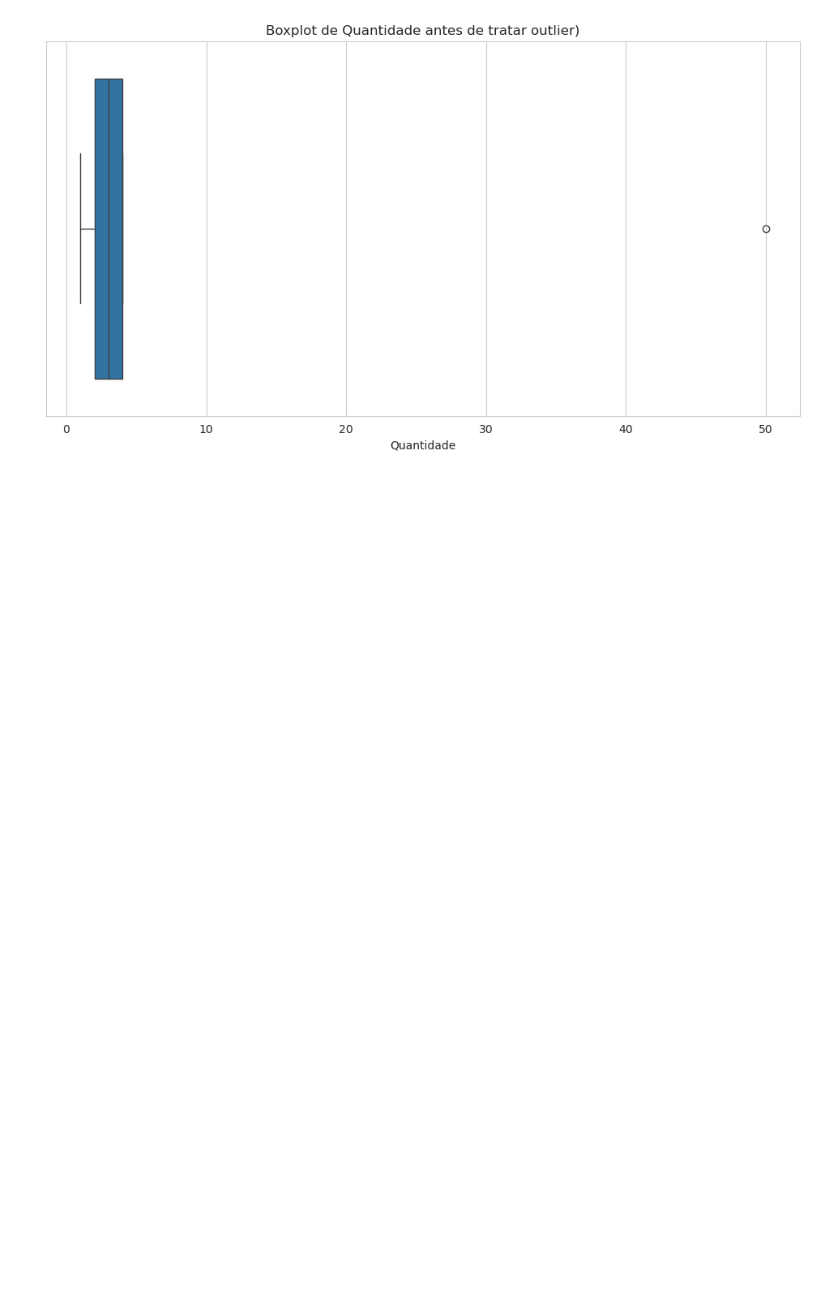
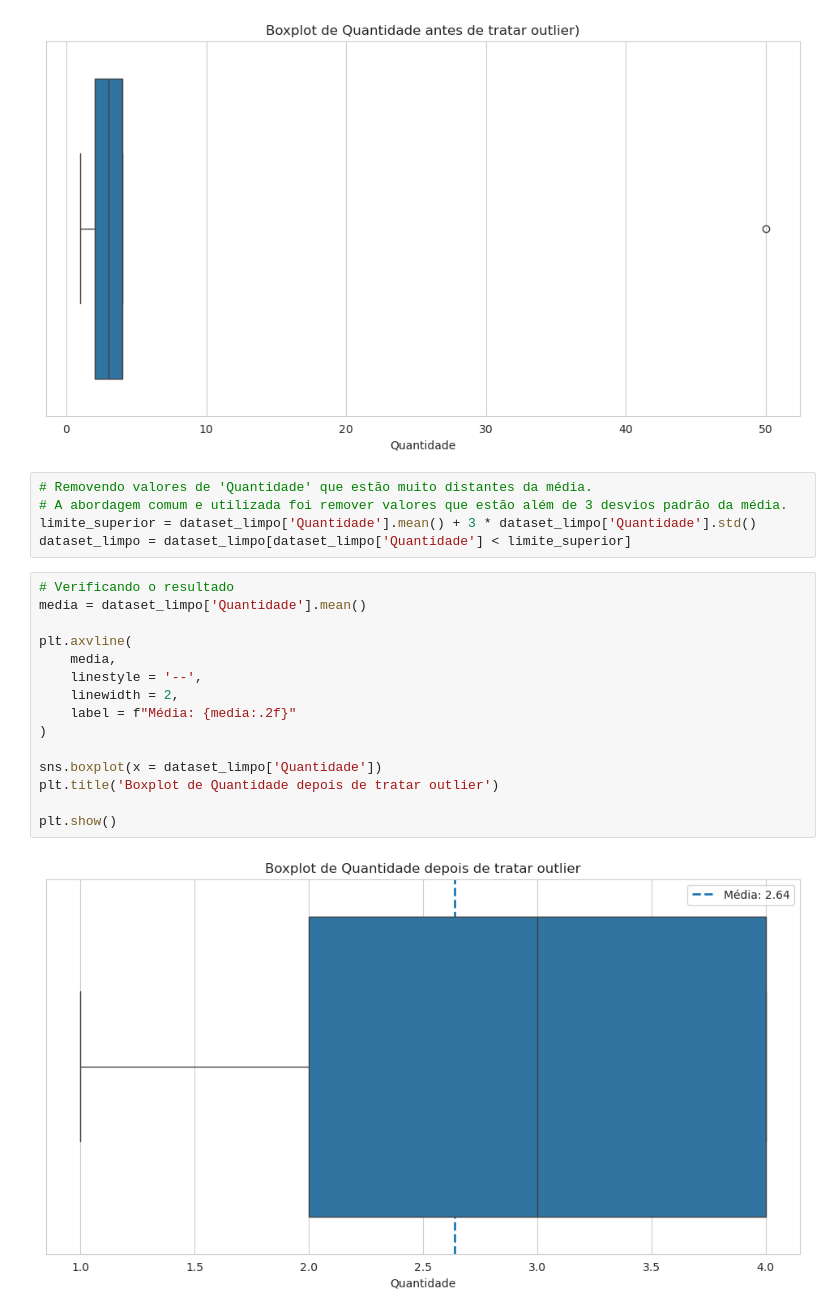
Before and after one commit to CleidsonGoes/Engenharia_de_Atributos_e_Analise_Exploratoria_de_Dados_de_Vendas, a Jupyter notebook: index.ipynb, the cells around one changed output. Cells and saved outputs as stored; diff of their text form; blank space fills up the shorter version.

Commit message:
visualização e remoção do outlier

```diff
--- a/index.ipynb
+++ b/index.ipynb
@@ -255,3 +255,25 @@ plt.show()
 # %% [output]
 Tratando outliers...
 [figure]
+# %%
+# Removendo valores de 'Quantidade' que estão muito distantes da média.
+# A abordagem comum e utilizada foi remover valores que estão além de 3 desvios padrão da média.
+limite_superior = dataset_limpo['Quantidade'].mean() + 3 * dataset_limpo['Quantidade'].std()
+dataset_limpo = dataset_limpo[dataset_limpo['Quantidade'] < limite_superior]
+# %%
+# Verificando o resultado
+media = dataset_limpo['Quantidade'].mean()
+
+plt.axvline(
+    media,
+    linestyle = '--',
+    linewidth = 2,
+    label = f"Média: {media:.2f}"
+)
+
+sns.boxplot(x = dataset_limpo['Quantidade'])
+plt.title('Boxplot de Quantidade depois de tratar outlier')
+
+plt.show()
+# %% [output]
+[figure, added]
```
